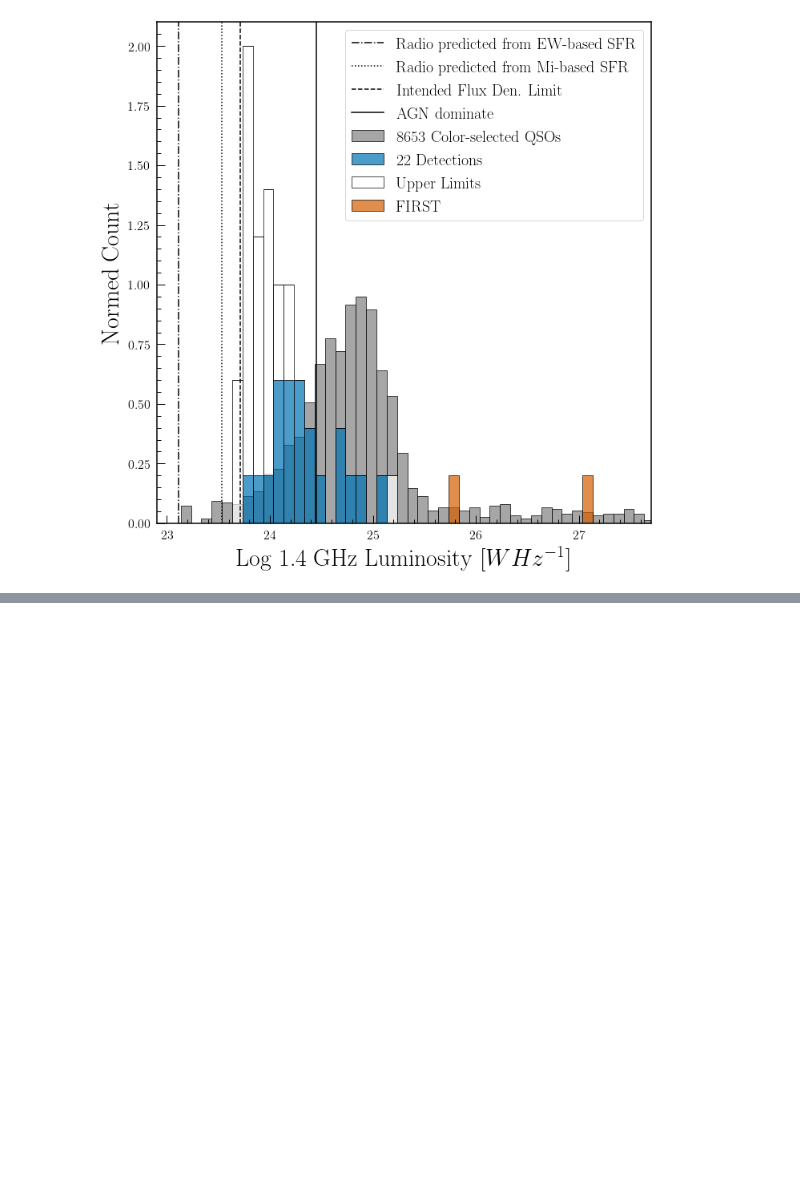
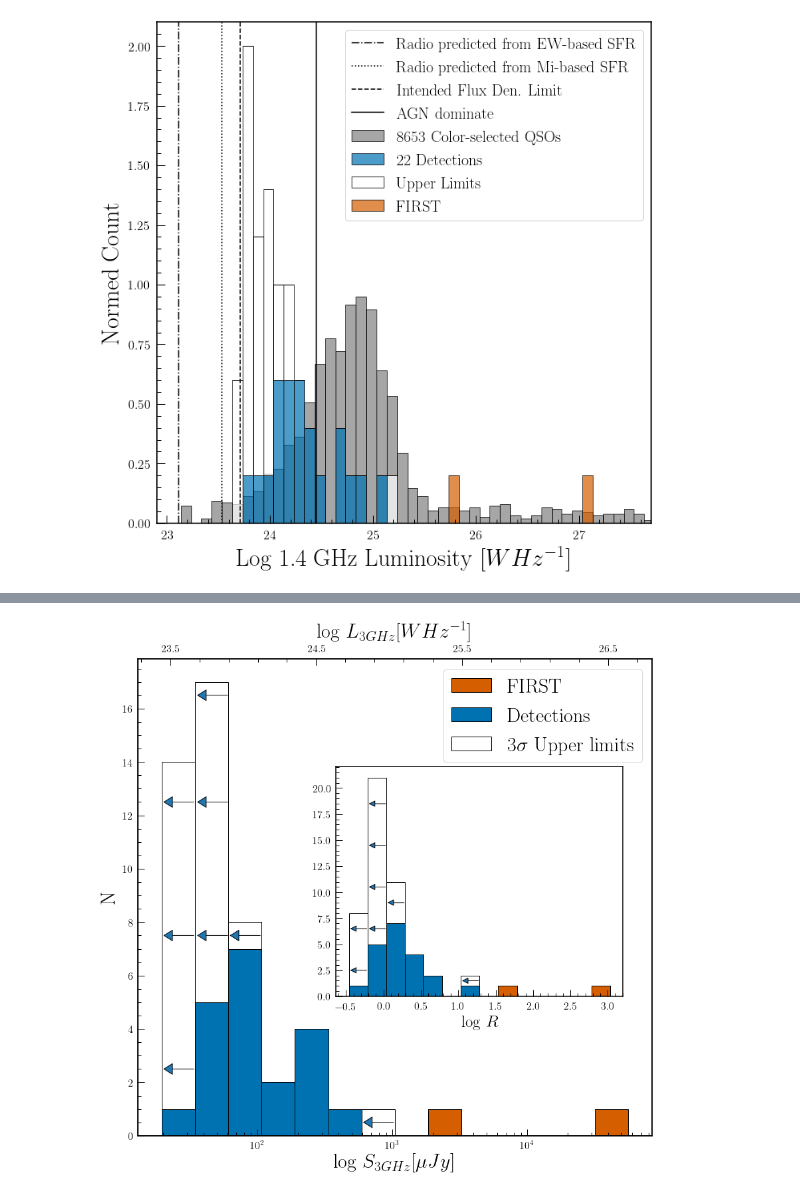
Before and after one commit to RichardsGroup/VLA2018b, a Jupyter notebook: MakeFigures_forPaper.ipynb, the cells around one changed output, grey strips where cells are left out. Saved outputs shown, nothing was run; the diff lists cells and outputs as text; code cells hidden in the pictures; blank space fills up the shorter version.

```diff
--- a/MakeFigures_forPaper.ipynb
+++ b/MakeFigures_forPaper.ipynb
@@ -483,0 +622,86 @@ plt.show()
+# %%
+fig = plt.figure(figsize=(12,12))
+ax1 = fig.add_subplot(111)
+
+Lbins = np.linspace(min(L3), max(L3), 15)
+Sbins = np.logspace(np.log10(min(S3)), np.log10(max(S3)), 15)
+
+
+ax1.hist([S3[D==2], S3[D==1], S3[D==0]], histtype="barstacked", color=["#d55e00", "#0072b2", "w"],
+          edgecolor="k", bins=Sbins, label=["FIRST", "Detections", "3$\sigma$ Upper limits"])
+
+
+#Upper limit symbols
+ax1.annotate('', xy=(10**1.54, 2.5), xytext=(-50, 0), textcoords='offset points',
+                arrowprops=dict(arrowstyle="<|-, head_width=0.5, head_length=0.8"))
+ax1.annotate('', xy=(10**1.54, 7.5), xytext=(-50, 0), textcoords='offset points',
+                arrowprops=dict(arrowstyle="<|-, head_width=0.5, head_length=0.8"))
+ax1.annotate('', xy=(10**1.54, 12.5), xytext=(-50, 0), textcoords='offset points',
+                arrowprops=dict(arrowstyle="<|-, head_width=0.5, head_length=0.8"))
+
+
+ax1.annotate('', xy=(10**1.79, 7.5), xytext=(-50, 0), textcoords='offset points',
+                arrowprops=dict(arrowstyle="<|-, head_width=0.5, head_length=0.8"))
+ax1.annotate('', xy=(10**1.79, 12.5), xytext=(-50, 0), textcoords='offset points',
+                arrowprops=dict(arrowstyle="<|-, head_width=0.5, head_length=0.8"))
+ax1.annotate('', xy=(10**1.79, 16.5), xytext=(-50, 0), textcoords='offset points',
+                arrowprops=dict(arrowstyle="<|-, head_width=0.5, head_length=0.8"))
+
+
+ax1.annotate('', xy=(10**2.032, 7.5), xytext=(-50, 0), textcoords='offset points',
+                arrowprops=dict(arrowstyle="<|-, head_width=0.5, head_length=0.8"))
+
+
+ax1.annotate('', xy=(10**3.02, 0.5), xytext=(-50, 0), textcoords='offset points',
+                arrowprops=dict(arrowstyle="<|-, head_width=0.5, head_length=0.8"))
+
+#ax1.set_xscale("log")
+ax1.set_xlabel("log $S_{3GHz}[\\mu Jy$]", fontsize=30)
+ax1.set_ylabel("N", fontsize=30)
+ax1.legend(loc="best", prop={"size": 30})
+ax1.set_xscale("log")
+
+#Manually add luminosity axis
+ax2 = ax1.twiny()
+ax2.set_xlim(23.28,26.8)
+ax2.set_xticks([23.5, 24.5, 25.5, 26.5])
+ax2.set_xlabel("log $L_{3GHz} [W Hz^{-1}]$", fontsize=30)
+
+
+# These are in unitless percentages of the figure size. (0,0 is bottom left)
+left, bottom, width, height = [0.43, 0.33, 0.50, 0.40]
+ax3 = fig.add_axes([left, bottom, width, height])
+
+ax3.hist([logR[D==2], logR[D==1], logR[D==0]], histtype="barstacked", bins=Rbins,
+         edgecolor="k", color=["#d55e00", "#0072b2", "w"],
+         label=["FIRST","Detections","Upper limits"])
+
+#Upper limit symbols
+ax3.annotate('', xy=(-0.205, 2.5), xytext=(-29, 0), textcoords='offset points',
+                arrowprops=dict(arrowstyle="<|-, head_width=0.25, head_length=0.5"))
+ax3.annotate('', xy=(-0.205, 6.5), xytext=(-29, 0), textcoords='offset points',
+                arrowprops=dict(arrowstyle="<|-, head_width=0.25, head_length=0.5"))
+
+ax3.annotate('', xy=(0.045, 6.5), xytext=(-29, 0), textcoords='offset points',
+                arrowprops=dict(arrowstyle="<|-, head_width=0.25, head_length=0.5"))
+ax3.annotate('', xy=(0.045, 10.5), xytext=(-29, 0), textcoords='offset points',
+                arrowprops=dict(arrowstyle="<|-, head_width=0.25, head_length=0.5"))
+ax3.annotate('', xy=(0.045, 14.5), xytext=(-29, 0), textcoords='offset points',
+                arrowprops=dict(arrowstyle="<|-, head_width=0.25, head_length=0.5"))
+ax3.annotate('', xy=(0.045, 18.5), xytext=(-29, 0), textcoords='offset points',
+                arrowprops=dict(arrowstyle="<|-, head_width=0.25, head_length=0.5"))
+
+ax3.annotate('', xy=(0.295, 9.0), xytext=(-29, 0), textcoords='offset points',
+                arrowprops=dict(arrowstyle="<|-, head_width=0.25, head_length=0.5"))
+
+ax3.annotate('', xy=(1.29, 1.5), xytext=(-29, 0), textcoords='offset points',
+                arrowprops=dict(arrowstyle="<|-, head_width=0.25, head_length=0.5"))
+
+ax3.set_xlabel("log $R$", fontsize=25)
+#ax3.set_ylabel("N", fontsize=20)
+#ax3.legend(loc="upper right")
+plt.tight_layout()
+plt.savefig("PaperPlots/flux_distribution_wlum_logRinset.pdf")
+plt.show()
+# %% [output]
+[figure, added]
```
Also changed, not shown: parts of 10 cells of this notebook, 1 other file.
